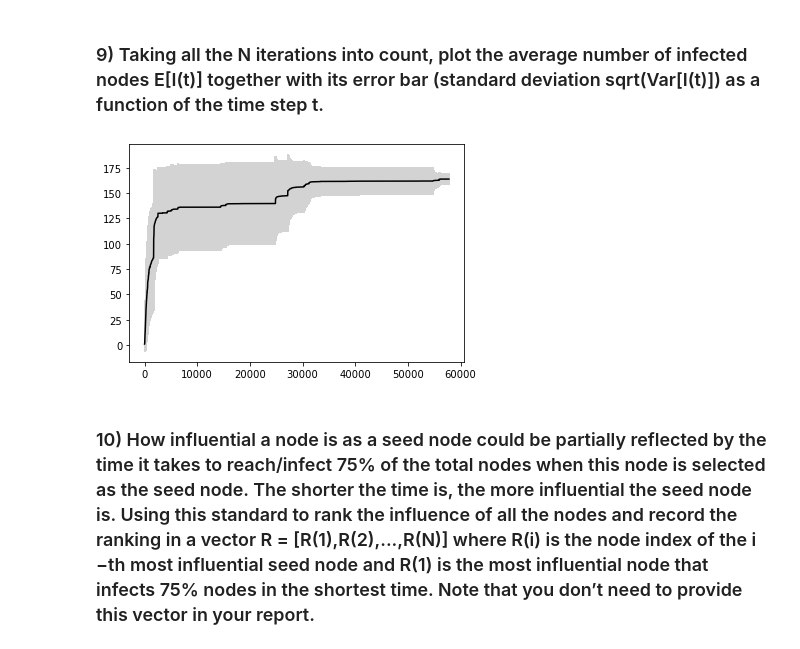
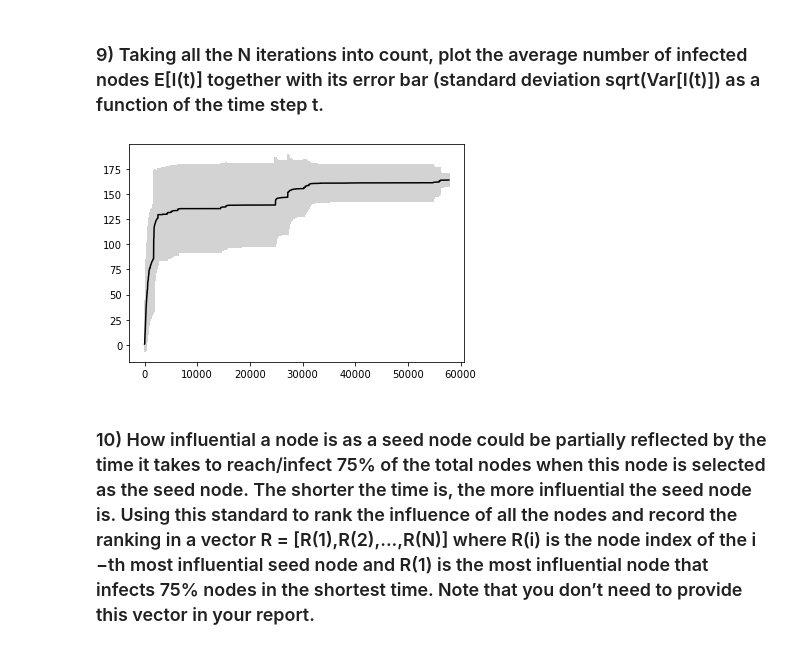
Before and after one commit to albertsolaroca/MDAC, a Jupyter notebook: MDAC assignment.ipynb, the cells around one changed output. Saved outputs shown, nothing was run; the diff lists cells and outputs as text; code cells hidden in the pictures.

```diff
--- a/MDAC assignment.ipynb
+++ b/MDAC assignment.ipynb
@@ -156,22 +156,22 @@ def infection(N):
 # %%
 T = 57791
 means_list = []
 variance_list = []
 
 total_num_infected_at_time_t = []
-for i in range(1, G_temp.number_of_nodes()):
+for i in range(1, G_temp.number_of_nodes()+1):
     total_num_infected_at_time_t.append(infection(i))
 
 total_num_infected_at_time_t = np.asarray(total_num_infected_at_time_t)
 
 mean = np.mean(total_num_infected_at_time_t,axis=0)
 std = np.std(total_num_infected_at_time_t,axis=0)
 
 plt.errorbar(range(1,T+1),mean,yerr=std,color='black',
              ecolor='lightgray')
 plt.show()
 # %% [output]
-[figure, old version]
+[figure, new version]
 # %% [markdown]
 ### 10) How influential a node is as a seed node could be partially reflected by the time it takes to reach/infect 75% of the total nodes when this node is selected as the seed node. The shorter the time is, the more influential the seed node is. Using this standard to rank the influence of all the nodes and record the ranking in a vector R = [R(1),R(2),...,R(N)] where R(i) is the node index of the i −th most influential seed node and R(1) is the most influential node that infects 75% nodes in the shortest time. Note that you don’t need to provide this vector in your report.
 # %%
```
Also changed, not shown: parts of 4 cells of this notebook.
